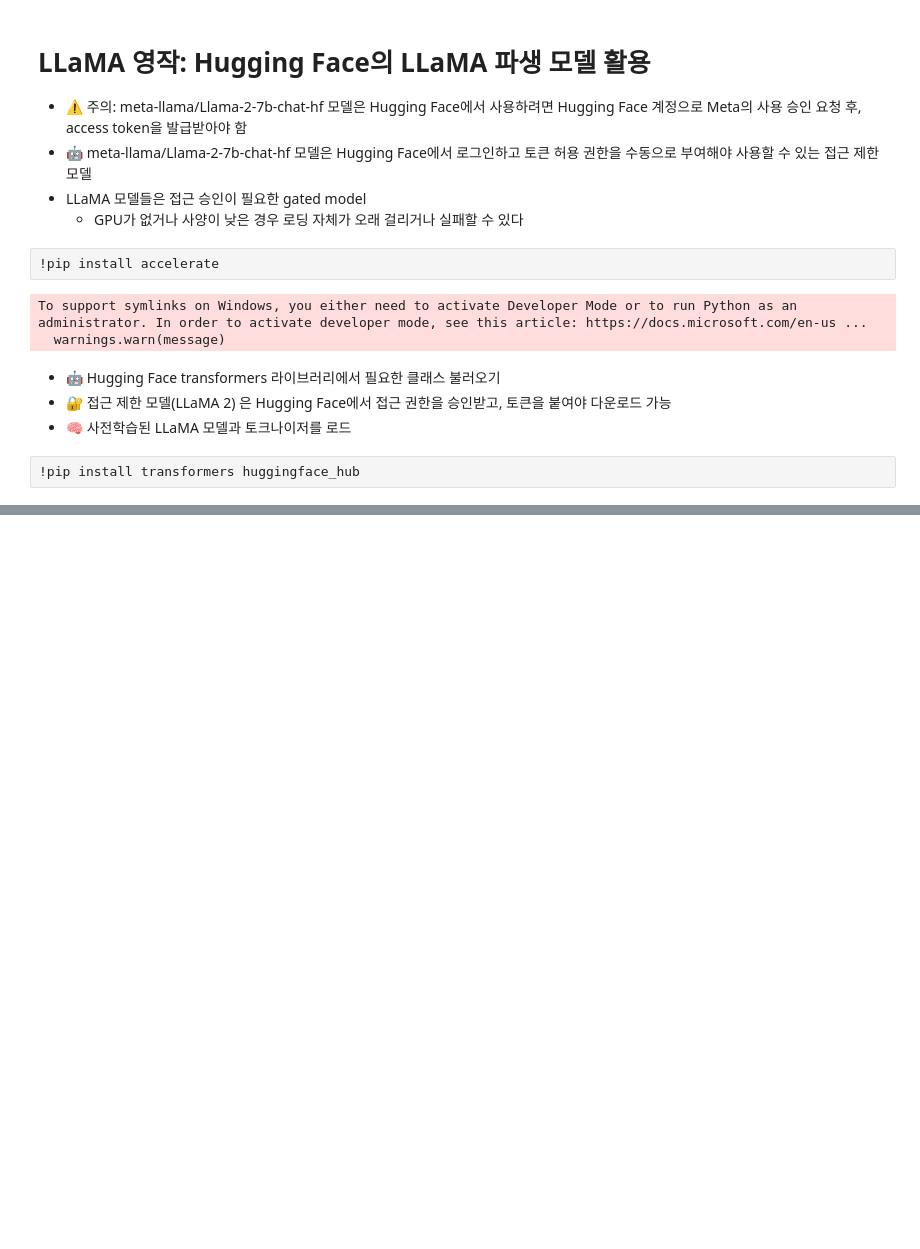
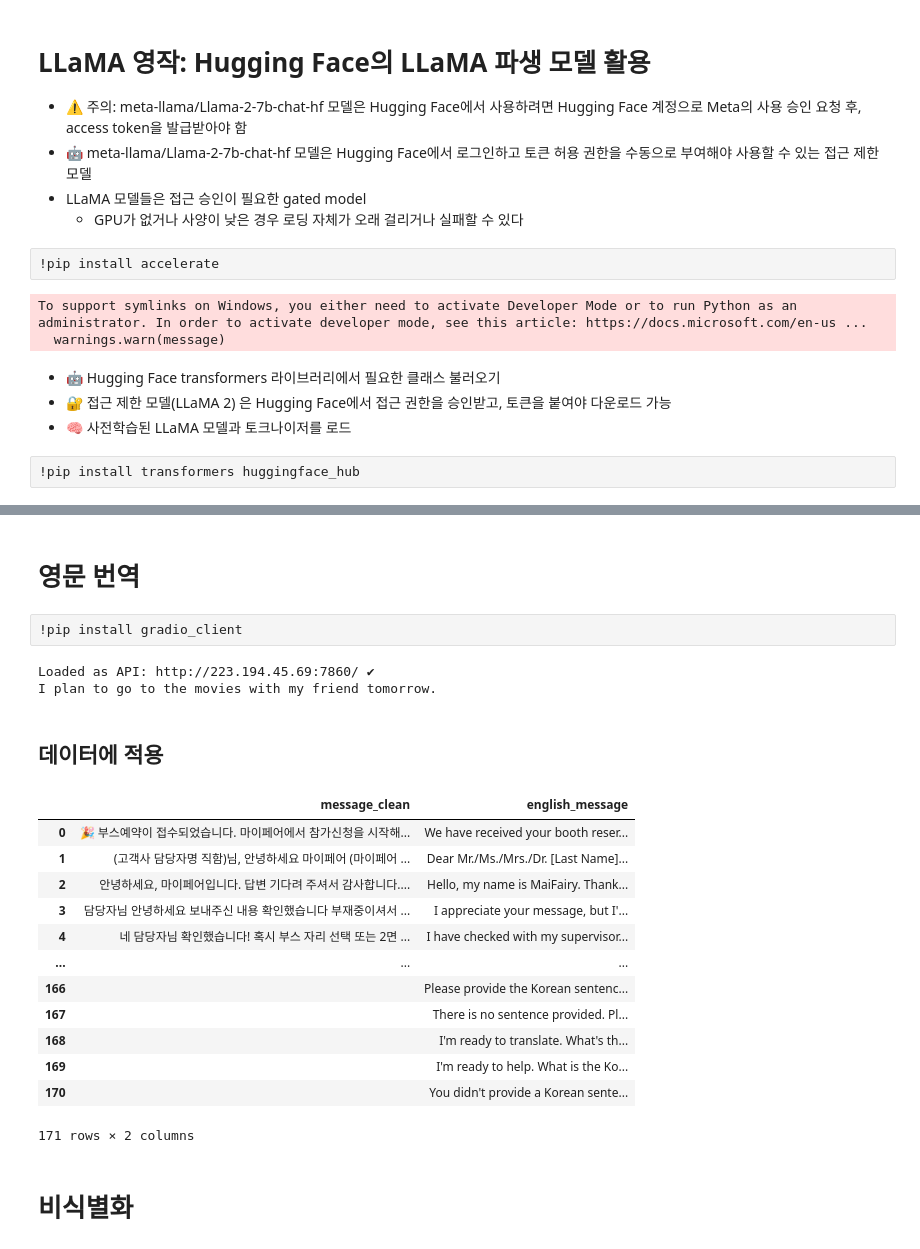
Before and after one commit to jiyunwoo02/AIaaS, a Jupyter notebook: 마이페어/code/0513 실습.ipynb, the cells around one changed output, grey strips where cells are left out. Saved outputs shown, nothing was run; the diff lists cells and outputs as text; code cells hidden in the pictures; blank space fills up the shorter version.

```diff
--- a/마이페어/code/0513 실습.ipynb
+++ b/마이페어/code/0513 실습.ipynb
@@ -72,4 +73,5 @@ print(df[['message', 'message_clean']].head())
 3                                                                                                                                                                                                        ...
 4                                                                                                                                                                                                        ...
 # %%
-df = df.drop(index=range(98,105)) #98~104행 message가 nan
+# df = df.drop(index=range(98,105)) # 98~104행 message가 nan
+# df = df.drop(index=range(167,173)) # 167~172행 message가 nan
@@ -243,0 +250,73 @@ print(generated_text)
+# %% [markdown]
+# 영문 번역
+# %% [raw]
+!pip install gradio_client
+# %%
+from gradio_client import Client
+
+client = Client("http://223.194.45.69:7860/")
+
+result = client.predict(
+    "나는 내일 친구와 영화를 볼 예정이다.",  # 사용자 입력 (한국어 문장)
+    False,  # RAG 비활성화
+    "You are a professional English translator. Translate Korean sentences into fluent and grammatically correct English. Respond with only the translated English sentence, without explanation or repetition.",
+    0,      # Number of source docs
+    500,    # Max new tokens
+    0.5,    # Temperature
+    0.95,   # Top-p
+    40,     # Top-k
+    1.1,    # Repetition penalty
+    api_name="/chat"
+)
+print(result)
+# %% [output]
+Loaded as API: http://223.194.45.69:7860/ ✔
+I plan to go to the movies with my friend tomorrow.
+# %% [markdown]
+## 데이터에 적용
+# %%
+from tqdm import tqdm
+
+
+# 번역 결과 저장용 컬럼 추가
+translated = []
+
+# 반복적으로 번역
+for sentence in tqdm(df["message_clean"]):
+    try:
+        result = client.predict(
+            sentence,
+            False,  # RAG 비활성화
+            "You are a professional English translator. Translate Korean sentences into fluent and grammatically correct English. Respond with only the translated English sentence, without explanation or repetition.",
+            0,      # Number of source docs
+            500,    # Max new tokens
+            0.5,    # Temperature
+            0.95,   # Top-p
+            40,     # Top-k
+            1.1,    # Repetition penalty
+            api_name="/chat"
+        )
+        translated.append(result)
+    except Exception as e:
+        translated.append(f"ERROR: {e}")
+
+# 5. 결과 저장
+df["english_message"] = translated
+# %%
+df[['message_clean', 'english_message']]
+# %% [output]
+|  | message_clean | english_message |
+| 0 | 🎉 부스예약이 접수되었습니다. 마이페어에서 참가신청을 시작해... | We have received your booth reser... |
+| 1 | (고객사 담당자명 직함)님, 안녕하세요 마이페어 (마이페어 ... | Dear Mr./Ms./Mrs./Dr. [Last Name]... |
+| 2 | 안녕하세요, 마이페어입니다. 답변 기다려 주셔서 감사합니다.... | Hello, my name is MaiFairy. Thank... |
+| 3 | 담당자님 안녕하세요 보내주신 내용 확인했습니다 부재중이셔서 ... | I appreciate your message, but I'... |
+| 4 | 네 담당자님 확인했습니다! 혹시 부스 자리 선택 또는 2면 ... | I have checked with my supervisor... |
+| ... | ... | ... |
+| 166 |  | Please provide the Korean sentenc... |
+| 167 |  | There is no sentence provided. Pl... |
+| 168 |  | I'm ready to translate. What's th... |
+| 169 |  | I'm ready to help. What is the Ko... |
+| 170 |  | You didn't provide a Korean sente... |
+171 rows × 2 columns
+# %% [markdown]
+# 비식별화
```
Also changed, not shown: parts of 9 cells of this notebook, 4 other files.
